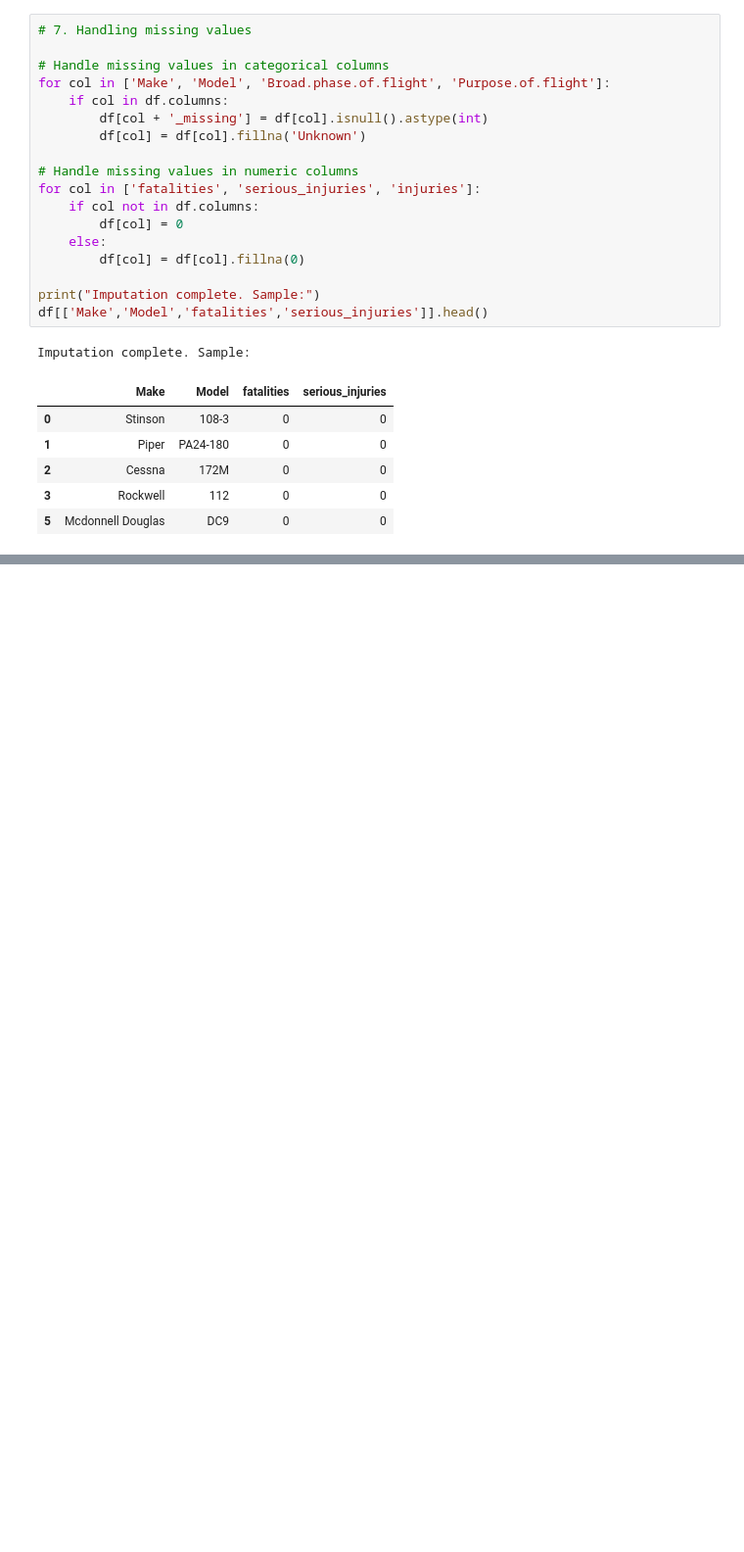
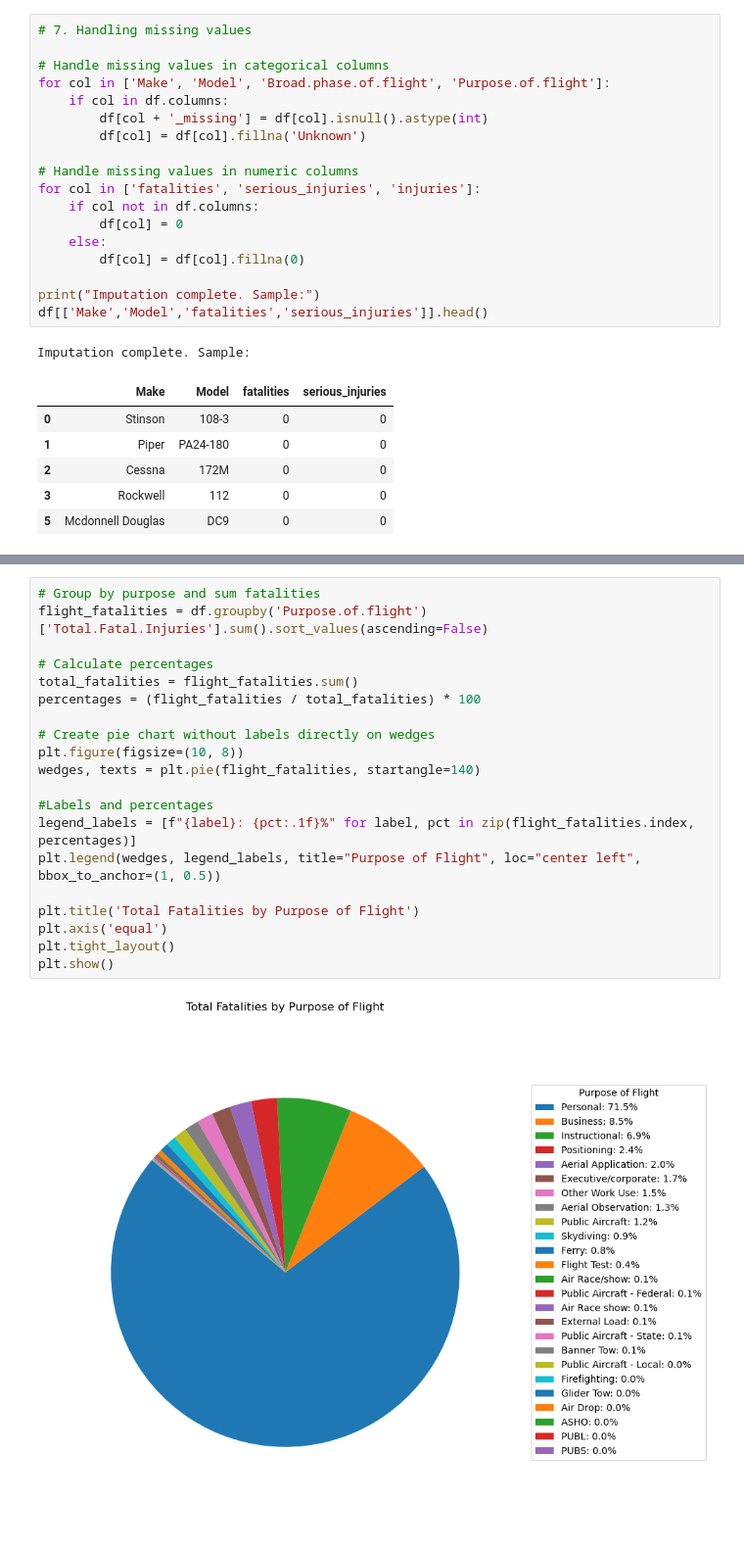
Before and after one commit to jaime8793/dsc-phase-1-project-v3, a Jupyter notebook: student.ipynb, the cells around one changed output, grey strips where cells are left out. Shown at 98% size. Saved outputs shown, nothing was run; the diff lists cells and outputs as text; blank space fills up the shorter version.

```diff
--- a/student.ipynb
+++ b/student.ipynb
@@ -460,0 +312,22 @@ plt.show()
+# %%
+# Group by purpose and sum fatalities
+flight_fatalities = df.groupby('Purpose.of.flight')['Total.Fatal.Injuries'].sum().sort_values(ascending=False)
+
+# Calculate percentages
+total_fatalities = flight_fatalities.sum()
+percentages = (flight_fatalities / total_fatalities) * 100
+
+# Create pie chart without labels directly on wedges
+plt.figure(figsize=(10, 8))
+wedges, texts = plt.pie(flight_fatalities, startangle=140)
+
+#Labels and percentages
+legend_labels = [f"{label}: {pct:.1f}%" for label, pct in zip(flight_fatalities.index, percentages)]
+plt.legend(wedges, legend_labels, title="Purpose of Flight", loc="center left", bbox_to_anchor=(1, 0.5))
+
+plt.title('Total Fatalities by Purpose of Flight')
+plt.axis('equal')
+plt.tight_layout()
+plt.show()
+# %% [output]
+[figure, added]
```
Also changed, not shown: parts of 32 cells of this notebook.
